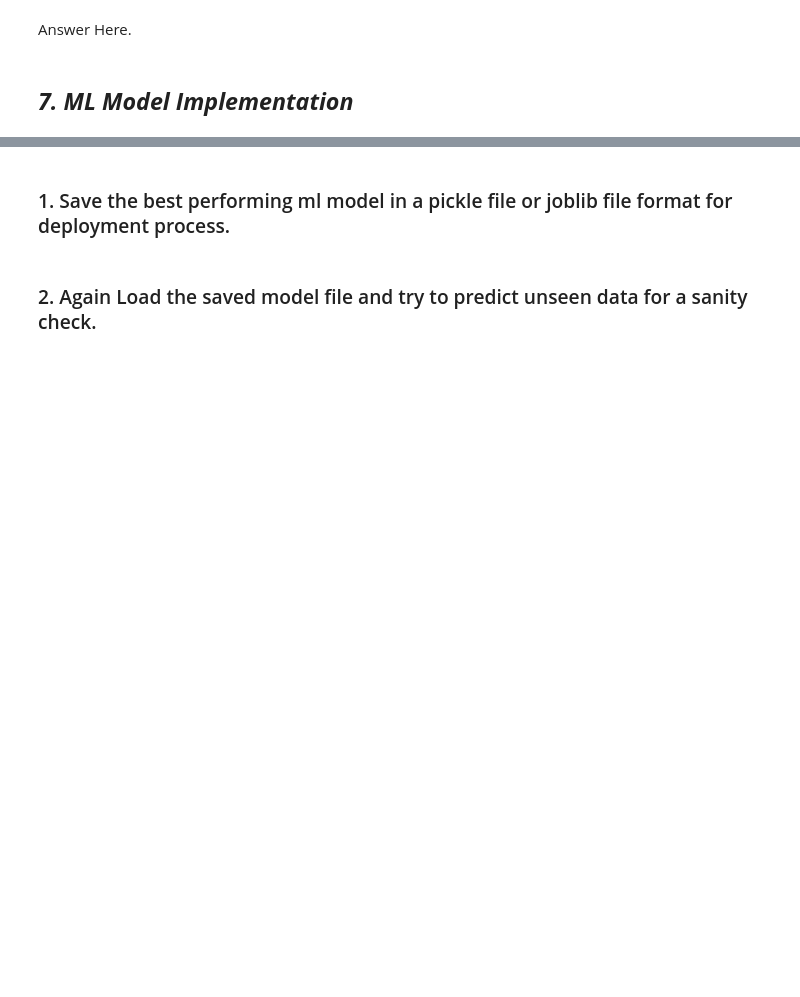
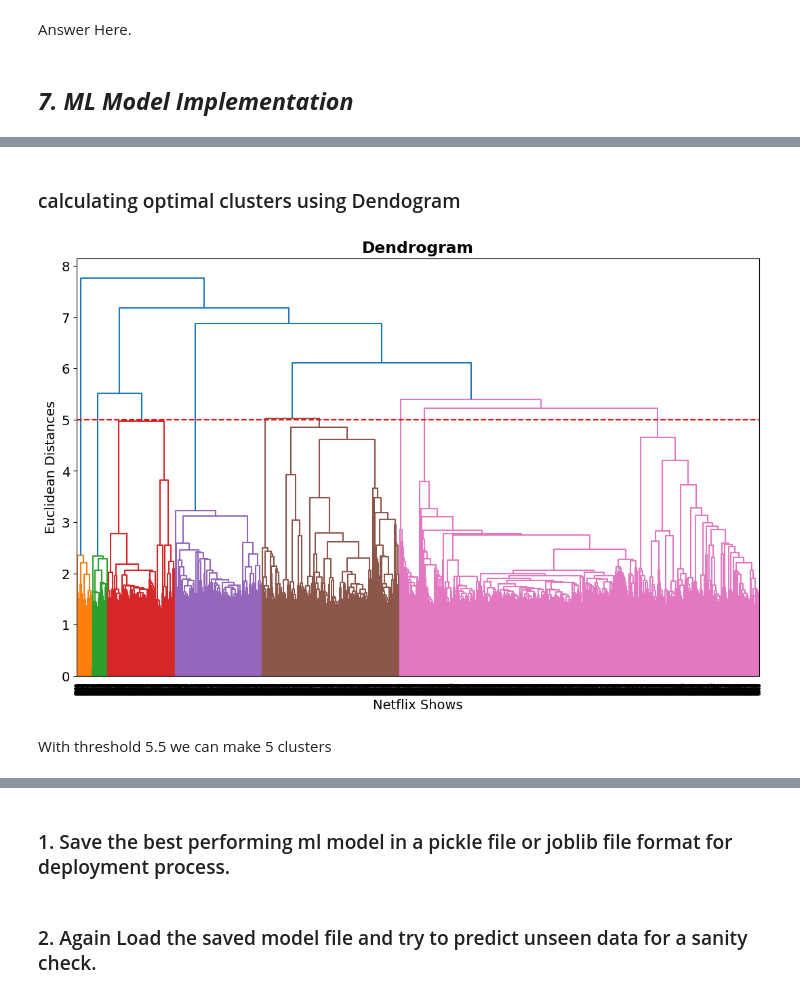
Before and after one commit to saraswatiyangandul20/NetflixMoviesAndTVShowsClustering, a Jupyter notebook: NetflixMoviesAndTVShowsClustering.ipynb, the cells around one changed output, grey strips where cells are left out. Drawn from its saved outputs; the diff is of its cells as text; code cells hidden in the pictures; blank space fills up the shorter version.

```diff
--- a/NetflixMoviesAndTVShowsClustering.ipynb
+++ b/NetflixMoviesAndTVShowsClustering.ipynb
@@ -1281,0 +1436,15 @@ Answer Here.
+# %% [markdown]
+### calculating optimal clusters using Dendogram
+# %%
+plt.figure(figsize=(13,8))
+dendrogram = sch.dendrogram(sch.linkage(X, method = 'ward'))
+plt.title('Dendrogram')
+plt.xlabel('Netflix Shows')
+plt.ylabel('Euclidean Distances')
+plt.axhline(y= 5, color='r', linestyle='--')
+plt.xticks(rotation=90)
+plt.show()
+# %% [output]
+[figure, added]
+# %% [markdown]
+With threshold 5.5 we can make 5 clusters
```
Also changed, not shown: parts of 113 cells of this notebook.
